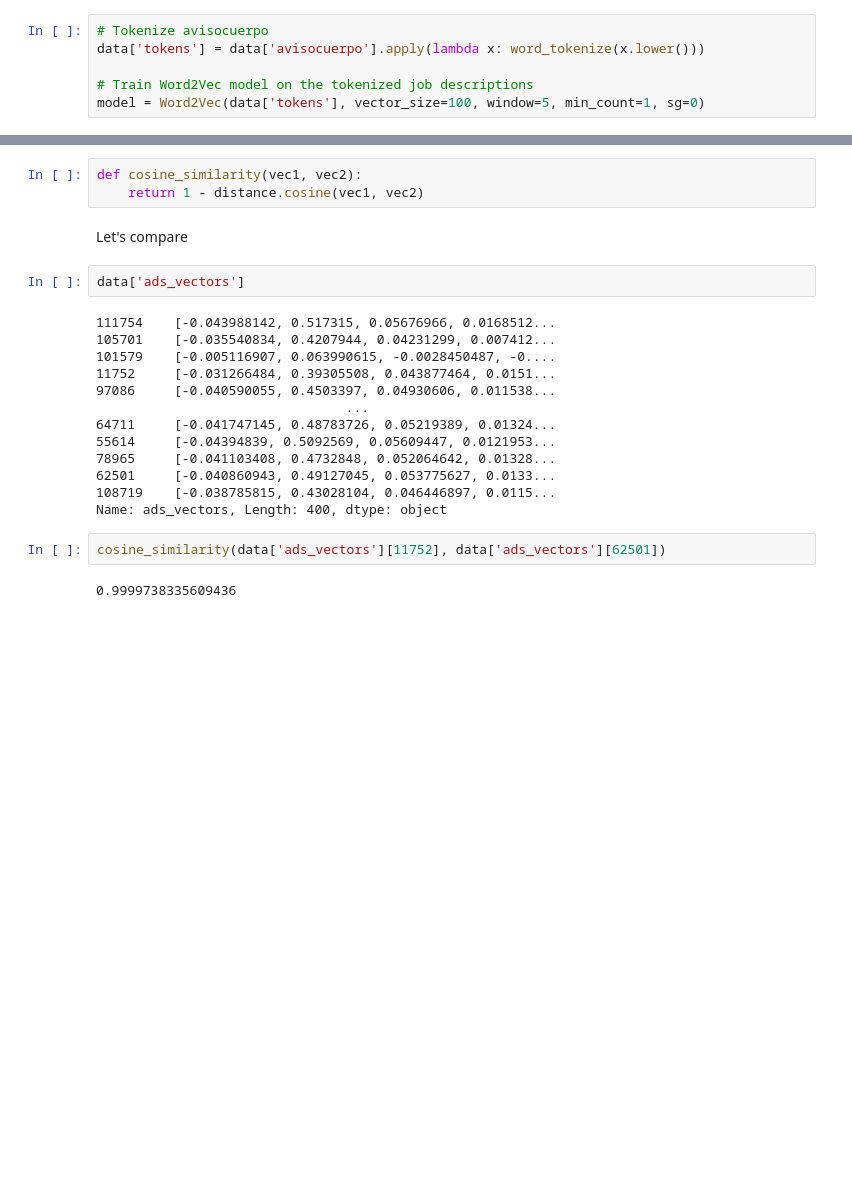
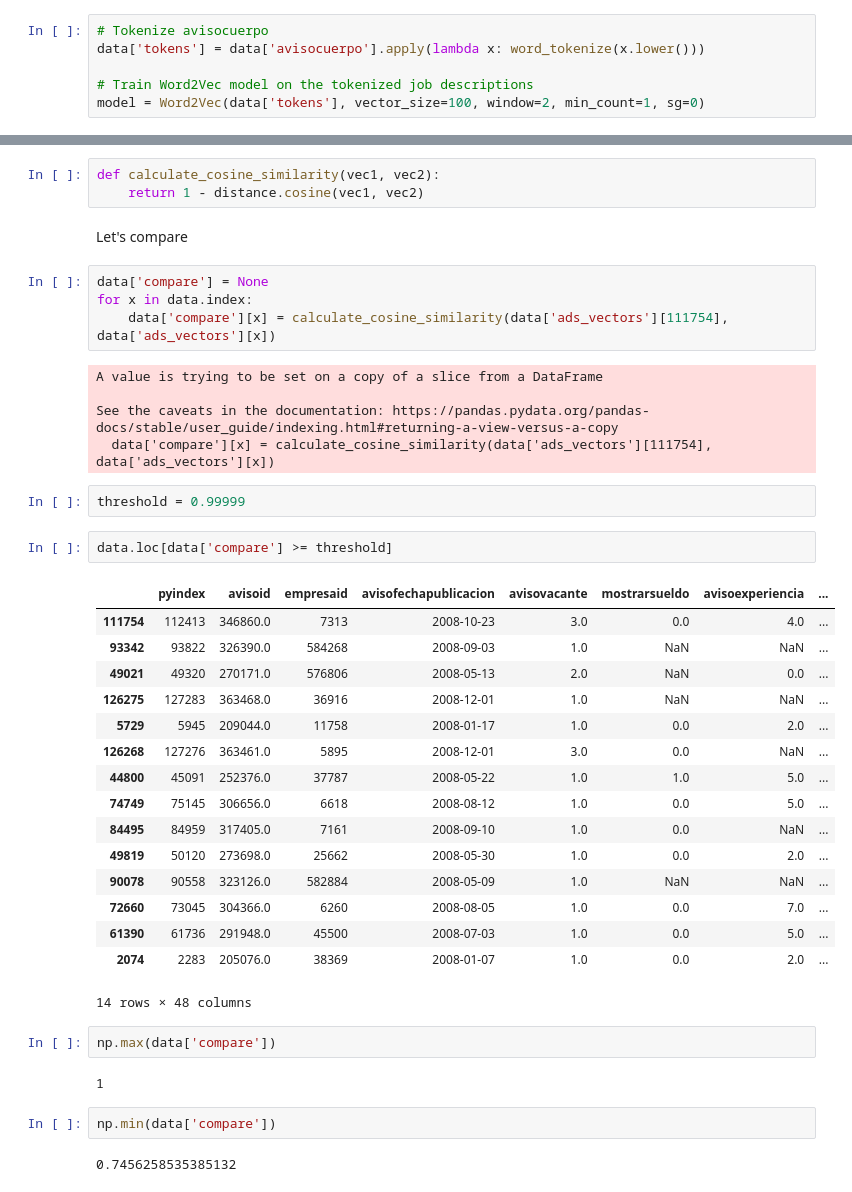
Before and after one commit to oejaramillo/WFH-Project, a Jupyter notebook: deduplication algorithms.ipynb, the cells around one changed output, grey strips where cells are left out. Drawn from its saved outputs; the diff is of its cells as text; blank space fills up the shorter version.

```diff
--- a/deduplication algorithms.ipynb
+++ b/deduplication algorithms.ipynb
@@ -95,4 +98,4 @@ Training the model
 data['tokens'] = data['avisocuerpo'].apply(lambda x: word_tokenize(x.lower()))
 
 # Train Word2Vec model on the tokenized job descriptions
-model = Word2Vec(data['tokens'], vector_size=100, window=5, min_count=1, sg=0)
+model = Word2Vec(data['tokens'], vector_size=100, window=2, min_count=1, sg=0)
@@ -113,26 +119,45 @@ data['ads_vectors'] = data['tokens'].apply(lambda x: get_ads_vector(x, model))
 # %% [markdown]
 Define cosine similarity because we can't use cosine_similarity from sklearn.metrics.pairwise because it compares a mean ad from the column with other ad but in our case we want to compare row by row
 # %%
-def cosine_similarity(vec1, vec2):
+def calculate_cosine_similarity(vec1, vec2):
     return 1 - distance.cosine(vec1, vec2)
 # %% [markdown]
 Let's compare
-# %%
-data['ads_vectors']
-# %% [output]
-111754    [-0.043988142, 0.517315, 0.05676966, 0.0168512...
-105701    [-0.035540834, 0.4207944, 0.04231299, 0.007412...
-101579    [-0.005116907, 0.063990615, -0.0028450487, -0....
-11752     [-0.031266484, 0.39305508, 0.043877464, 0.0151...
-97086     [-0.040590055, 0.4503397, 0.04930606, 0.011538...
-                                ...
-64711     [-0.041747145, 0.48783726, 0.05219389, 0.01324...
-55614     [-0.04394839, 0.5092569, 0.05609447, 0.0121953...
-78965     [-0.041103408, 0.4732848, 0.052064642, 0.01328...
-62501     [-0.040860943, 0.49127045, 0.053775627, 0.0133...
-108719    [-0.038785815, 0.43028104, 0.046446897, 0.0115...
-Name: ads_vectors, Length: 400, dtype: object
-# %%
-cosine_similarity(data['ads_vectors'][11752], data['ads_vectors'][62501])
-# %% [output]
-0.9999738335609436
+# %%
+data['compare'] = None
+for x in data.index:
+    data['compare'][x] = calculate_cosine_similarity(data['ads_vectors'][111754], data['ads_vectors'][x])
+# %% [output]
+A value is trying to be set on a copy of a slice from a DataFrame
+
+See the caveats in the documentation: https://pandas.pydata.org/pandas-docs/stable/user_guide/indexing.html#returning-a-view-versus-a-copy
+  data['compare'][x] = calculate_cosine_similarity(data['ads_vectors'][111754], data['ads_vectors'][x])
+# %%
+threshold = 0.99999
+# %%
+data.loc[data['compare'] >= threshold]
+# %% [output]
+|  | pyindex | avisoid | empresaid | avisofechapublicacion | avisovacante | mostrarsueldo | avisoexperiencia | ... |
+| 111754 | 112413 | 346860.0 | 7313 | 2008-10-23 | 3.0 | 0.0 | 4.0 | ... |
+| 93342 | 93822 | 326390.0 | 584268 | 2008-09-03 | 1.0 | NaN | NaN | ... |
+| 49021 | 49320 | 270171.0 | 576806 | 2008-05-13 | 2.0 | NaN | 0.0 | ... |
+| 126275 | 127283 | 363468.0 | 36916 | 2008-12-01 | 1.0 | NaN | NaN | ... |
+| 5729 | 5945 | 209044.0 | 11758 | 2008-01-17 | 1.0 | 0.0 | 2.0 | ... |
+| 126268 | 127276 | 363461.0 | 5895 | 2008-12-01 | 3.0 | 0.0 | NaN | ... |
+| 44800 | 45091 | 252376.0 | 37787 | 2008-05-22 | 1.0 | 1.0 | 5.0 | ... |
+| 74749 | 75145 | 306656.0 | 6618 | 2008-08-12 | 1.0 | 0.0 | 5.0 | ... |
+| 84495 | 84959 | 317405.0 | 7161 | 2008-09-10 | 1.0 | 0.0 | NaN | ... |
+| 49819 | 50120 | 273698.0 | 25662 | 2008-05-30 | 1.0 | 0.0 | 2.0 | ... |
+| 90078 | 90558 | 323126.0 | 582884 | 2008-05-09 | 1.0 | NaN | NaN | ... |
+| 72660 | 73045 | 304366.0 | 6260 | 2008-08-05 | 1.0 | 0.0 | 7.0 | ... |
+| 61390 | 61736 | 291948.0 | 45500 | 2008-07-03 | 1.0 | 0.0 | 5.0 | ... |
+| 2074 | 2283 | 205076.0 | 38369 | 2008-01-07 | 1.0 | 0.0 | 2.0 | ... |
+14 rows × 48 columns
+# %%
+np.max(data['compare'])
+# %% [output]
+1
+# %%
+np.min(data['compare'])
+# %% [output]
+0.7456258535385132
```
Also changed, not shown: parts of 5 cells of this notebook.
